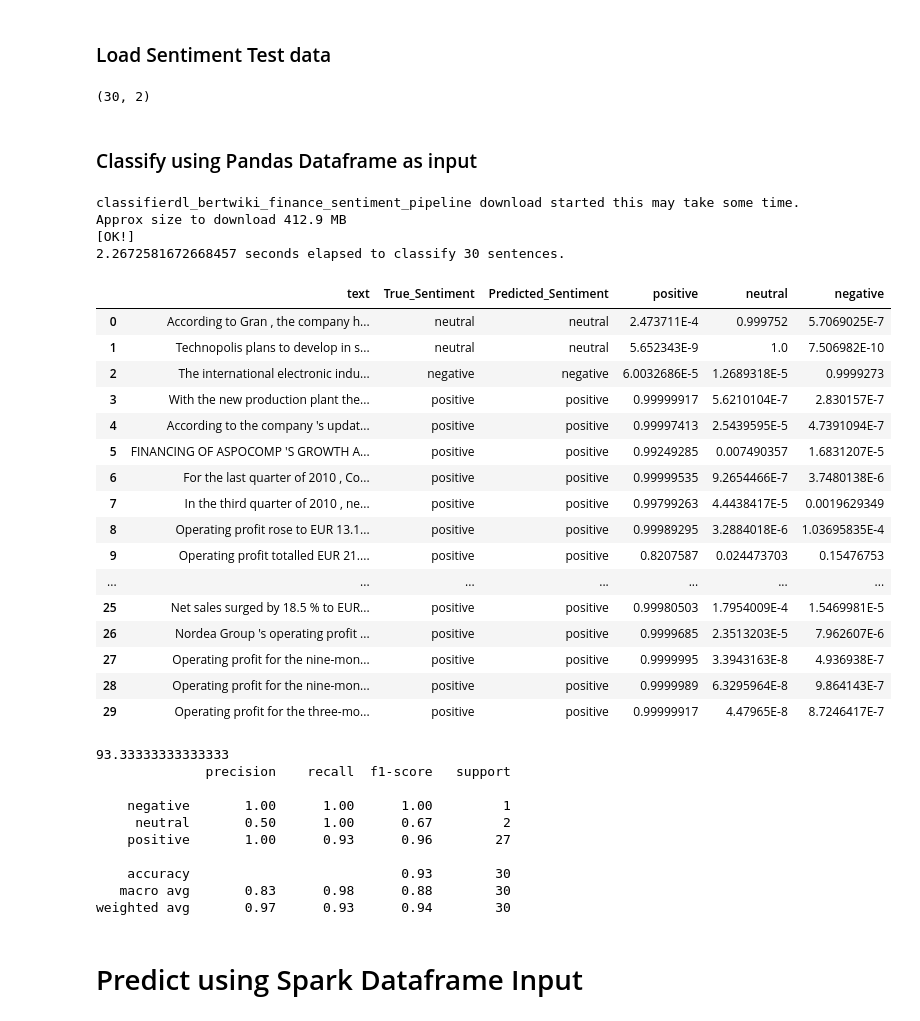
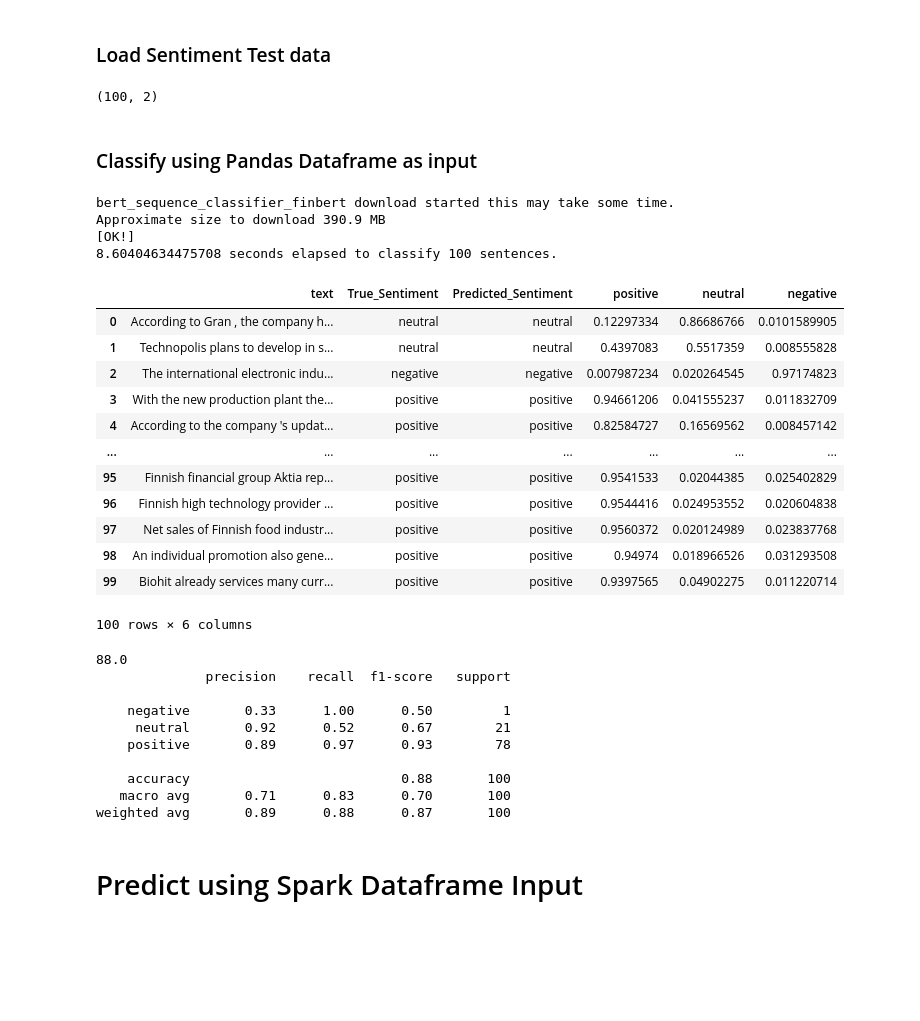
Before and after one commit to Brand-Sentiment-Tracking/dev-sentiment-package, a Jupyter notebook: johnsnow/Integrated_John_Snow.ipynb, the cells around one changed output. Saved outputs shown, nothing was run; the diff lists cells and outputs as text; code cells hidden in the pictures; blank space fills up the shorter version.

```diff
--- a/johnsnow/Integrated_John_Snow.ipynb
+++ b/johnsnow/Integrated_John_Snow.ipynb
@@ -262,7 +262,12 @@ class SentimentIdentification:
         df_spark = self.pipeline_model.transform(df_spark)
 
         #Extract sentiment score
-        df_spark_scores = df_spark.select(explode(col("class.metadata")).alias("metadata")).select(col("metadata")["positive"].alias("positive"),
+        if self.MODEL_NAME == "custom_pipeline":
+          df_spark_scores = df_spark.select(explode(col("class.metadata")).alias("metadata")).select(col("metadata")["Some(positive)"].alias("positive"),
+                                                                                            col("metadata")["Some(neutral)"].alias("neutral"),
+                                                                                            col("metadata")["Some(negative)"].alias("negative"))
+        else:
+          df_spark_scores = df_spark.select(explode(col("class.metadata")).alias("metadata")).select(col("metadata")["positive"].alias("positive"),
                                                                                             col("metadata")["neutral"].alias("neutral"),
                                                                                             col("metadata")["negative"].alias("negative"))
 
@@ -535,7 +540,7 @@ df_pandas.columns = ['True_Sentiment', 'text']
 # df_pandas = df_pandas.sample(frac = 1)
 
 # Make dataset smaller for faster runtime
-num_sentences = 30
+num_sentences = 100
 total_num_sentences = df_pandas.shape[0]
 df_pandas.drop(df_pandas.index[num_sentences:total_num_sentences], inplace=True)
 
@@ -552,63 +557,59 @@ df_spark = spark.read.csv("file://"+SparkFiles.get("sentiment_test_data.csv"))
 df_spark = df_spark.withColumnRenamed("_c0", "True_Sentiment").withColumnRenamed("_c1", "text")
 df_spark = df_spark.limit(num_sentences)
 # %% [output]
-(30, 2)
+(100, 2)
 # %% [markdown]
 ### Classify using Pandas Dataframe as input
 # %%
 from pyspark.sql.functions import array_join
 from pyspark.sql.functions import col, explode, expr, greatest
 from pyspark.sql.window import Window
 from pyspark.sql.functions import monotonically_increasing_id, row_number
 
 # Create identifier
-identifier_pretrained = SentimentIdentification(MODEL_NAME = "classifierdl_bertwiki_finance_sentiment_pipeline")
-# identifier_pretrained = SentimentIdentification(MODEL_NAME = "custom_pipeline")
+# identifier_pretrained = SentimentIdentification(MODEL_NAME = "classifierdl_bertwiki_finance_sentiment_pipeline")
+identifier_pretrained = SentimentIdentification(MODEL_NAME = "custom_pipeline")
 
 start = time.time()
 df_pandas_postprocessed = identifier_pretrained.predict_dataframe(df_pandas)
 end = time.time()
 
 print(f"{end-start} seconds elapsed to classify {num_sentences} sentences.")
 
 display(df_pandas_postprocessed)
 
 # Print accuracy metrics
 accuracy, report = identifier_pretrained.compute_accuracy(df_pandas_postprocessed)
 print(accuracy)
 print(report)
 # %% [output]
-classifierdl_bertwiki_finance_sentiment_pipeline download started this may take some time.
-Approx size to download 412.9 MB
+bert_sequence_classifier_finbert download started this may take some time.
+Approximate size to download 390.9 MB
 [OK!]
-2.2672581672668457 seconds elapsed to classify 30 sentences.
+8.60404634475708 seconds elapsed to classify 100 sentences.
 |  | text | True_Sentiment | Predicted_Sentiment | positive | neutral | negative |
-| 0 | According to Gran , the company h... | neutral | neutral | 2.473711E-4 | 0.999752 | 5.7069025E-7 |
-| 1 | Technopolis plans to develop in s... | neutral | neutral | 5.652343E-9 | 1.0 | 7.506982E-10 |
-| 2 | The international electronic indu... | negative | negative | 6.0032686E-5 | 1.2689318E-5 | 0.9999273 |
-| 3 | With the new production plant the... | positive | positive | 0.99999917 | 5.6210104E-7 | 2.830157E-7 |
-| 4 | According to the company 's updat... | positive | positive | 0.99997413 | 2.5439595E-5 | 4.7391094E-7 |
-| 5 | FINANCING OF ASPOCOMP 'S GROWTH A... | positive | positive | 0.99249285 | 0.007490357 | 1.6831207E-5 |
-| 6 | For the last quarter of 2010 , Co... | positive | positive | 0.99999535 | 9.2654466E-7 | 3.7480138E-6 |
-| 7 | In the third quarter of 2010 , ne... | positive | positive | 0.99799263 | 4.4438417E-5 | 0.0019629349 |
-| 8 | Operating profit rose to EUR 13.1... | positive | positive | 0.99989295 | 3.2884018E-6 | 1.03695835E-4 |
-| 9 | Operating profit totalled EUR 21.... | positive | positive | 0.8207587 | 0.024473703 | 0.15476753 |
+| 0 | According to Gran , the company h... | neutral | neutral | 0.12297334 | 0.86686766 | 0.0101589905 |
+| 1 | Technopolis plans to develop in s... | neutral | neutral | 0.4397083 | 0.5517359 | 0.008555828 |
+| 2 | The international electronic indu... | negative | negative | 0.007987234 | 0.020264545 | 0.97174823 |
+| 3 | With the new production plant the... | positive | positive | 0.94661206 | 0.041555237 | 0.011832709 |
+| 4 | According to the company 's updat... | positive | positive | 0.82584727 | 0.16569562 | 0.008457142 |
 | ... | ... | ... | ... | ... | ... | ... |
-| 25 | Net sales surged by 18.5 % to EUR... | positive | positive | 0.99980503 | 1.7954009E-4 | 1.5469981E-5 |
-| 26 | Nordea Group 's operating profit ... | positive | positive | 0.9999685 | 2.3513203E-5 | 7.962607E-6 |
-| 27 | Operating profit for the nine-mon... | positive | positive | 0.9999995 | 3.3943163E-8 | 4.936938E-7 |
-| 28 | Operating profit for the nine-mon... | positive | positive | 0.9999989 | 6.3295964E-8 | 9.864143E-7 |
-| 29 | Operating profit for the three-mo... | positive | positive | 0.99999917 | 4.47965E-8 | 8.7246417E-7 |
+| 95 | Finnish financial group Aktia rep... | positive | positive | 0.9541533 | 0.02044385 | 0.025402829 |
+| 96 | Finnish high technology provider ... | positive | positive | 0.9544416 | 0.024953552 | 0.020604838 |
+| 97 | Net sales of Finnish food industr... | positive | positive | 0.9560372 | 0.020124989 | 0.023837768 |
+| 98 | An individual promotion also gene... | positive | positive | 0.94974 | 0.018966526 | 0.031293508 |
+| 99 | Biohit already services many curr... | positive | positive | 0.9397565 | 0.04902275 | 0.011220714 |
-93.33333333333333
-              precision    recall  f1-score   support
-
-    negative       1.00      1.00      1.00         1
-     neutral       0.50      1.00      0.67         2
-    positive       1.00      0.93      0.96        27
-
-    accuracy                           0.93        30
-   macro avg       0.83      0.98      0.88        30
-weighted avg       0.97      0.93      0.94        30
+100 rows × 6 columns
+88.0
+              precision    recall  f1-score   support
+
+    negative       0.33      1.00      0.50         1
+     neutral       0.92      0.52      0.67        21
+    positive       0.89      0.97      0.93        78
+
+    accuracy                           0.88       100
+   macro avg       0.71      0.83      0.70       100
+weighted avg       0.89      0.88      0.87       100
 # %% [markdown]
 # Predict using Spark Dataframe Input
 # %%
```
Also changed, not shown: parts of 4 cells of this notebook.
